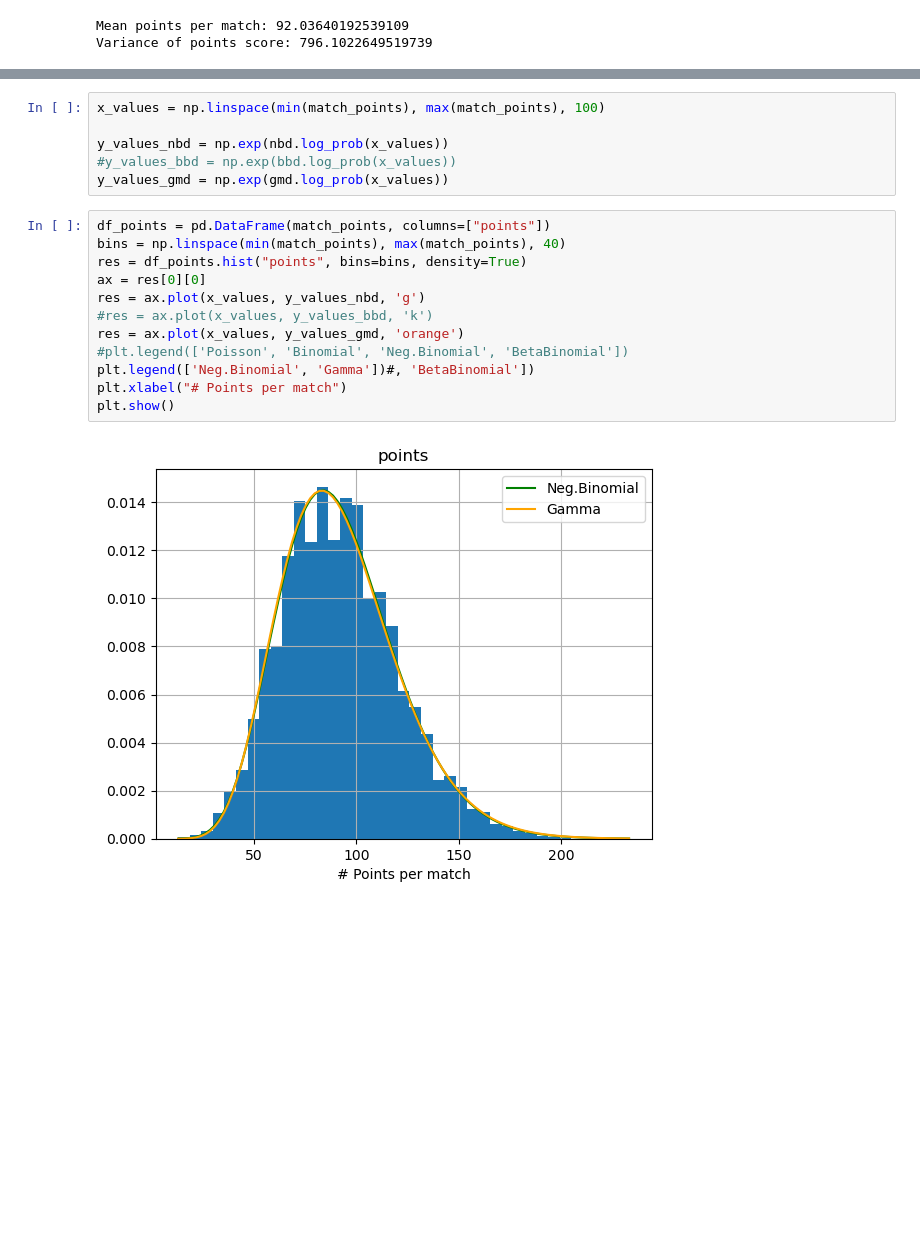
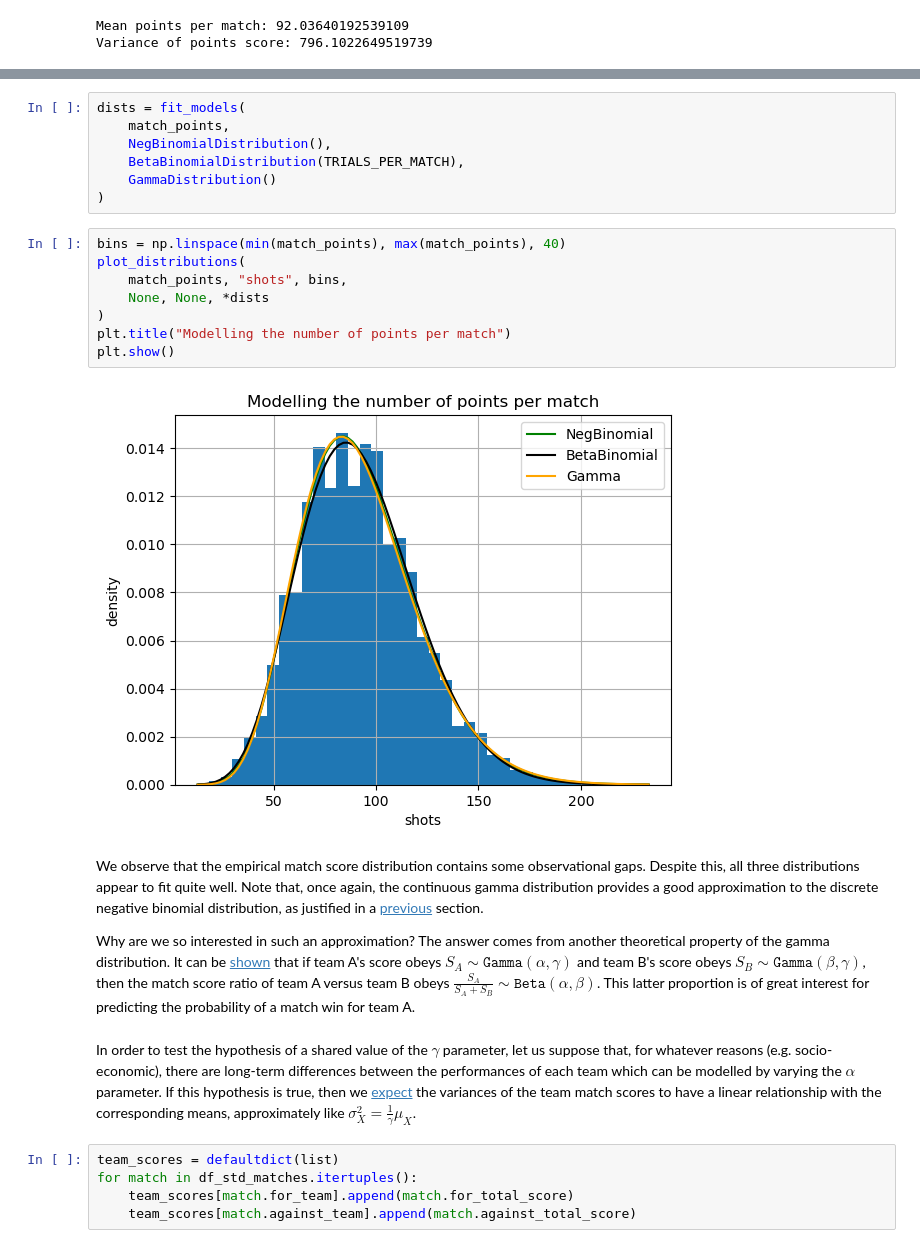
Before and after one commit to gaj67/gaj-data-science, a Jupyter notebook: AFL/notebooks/4_data_analysis.ipynb, the cells around one changed output, grey strips where cells are left out. Drawn from its saved outputs; the diff is of its cells as text; blank space fills up the shorter version.

```diff
--- a/AFL/notebooks/4_data_analysis.ipynb
+++ b/AFL/notebooks/4_data_analysis.ipynb
@@ -1641,20 +1525,46 @@ parameters: (10.266107700817404, 0.11154399222537605)
-# %%
-x_values = np.linspace(min(match_points), max(match_points), 100)
-
-y_values_nbd = np.exp(nbd.log_prob(x_values))
-#y_values_bbd = np.exp(bbd.log_prob(x_values))
-y_values_gmd = np.exp(gmd.log_prob(x_values))
-# %%
-df_points = pd.DataFrame(match_points, columns=["points"])
-bins = np.linspace(min(match_points), max(match_points), 40)
-res = df_points.hist("points", bins=bins, density=True)
-ax = res[0][0]
-res = ax.plot(x_values, y_values_nbd, 'g')
-#res = ax.plot(x_values, y_values_bbd, 'k')
-res = ax.plot(x_values, y_values_gmd, 'orange')
-#plt.legend(['Poisson', 'Binomial', 'Neg.Binomial', 'BetaBinomial'])
-plt.legend(['Neg.Binomial', 'Gamma'])#, 'BetaBinomial'])
-plt.xlabel("# Points per match")
-plt.show()
-# %% [output]
-[figure, removed]
+# %%
+dists = fit_models(
+    match_points,
+    NegBinomialDistribution(),
+    BetaBinomialDistribution(TRIALS_PER_MATCH),
+    GammaDistribution()
+)
+# %%
+bins = np.linspace(min(match_points), max(match_points), 40)
+plot_distributions(
+    match_points, "shots", bins,
+    None, None, *dists
+)
+plt.title("Modelling the number of points per match")
+plt.show()
+# %% [output]
+[figure, added]
+# %% [markdown]
+We observe that the empirical match score distribution contains some observational  gaps.
+Despite this, all three distributions appear to fit quite well.
+Note that, once again, the continuous gamma distribution provides
+a good approximation to the discrete negative binomial distribution, as
+justified in a
+[previous](#Goals-versus-behinds "Section: Goals  versus behinds")
+section.
+
+Why are we so interested in such an approximation? The answer comes from
+another theoretical property of the gamma distribution.
+It can be [shown](B_distributions.ipynb#Gamma-to-beta-derivation "Appendix B: Gamma to beta derivation")
+that if team A's score obeys $S_A\sim\texttt{Gamma}(\alpha,\gamma)$
+and team B's score obeys $S_B\sim\texttt{Gamma}(\beta,\gamma)$, then the match score ratio of team A versus team B obeys
+$\frac{S_A}{S_A+S_B}\sim\texttt{Beta}(\alpha,\beta)$. This latter proportion is
+of great interest for predicting the probability of a match win for team A.
+# %% [markdown]
+In order to test the hypothesis of a shared value of the $\gamma$ parameter,
+let us suppose that, for whatever reasons (e.g. socio-economic), there are
+long-term differences between the performances of each team which can be modelled by varying the $\alpha$ parameter. If this hypothesis is true, then
+we [expect](A_regression_models.ipynb#Gamma-distribution "Appendix A: Gamma distribution")
+the variances of the team match scores to have a linear relationship
+with the corresponding means, approximately like
+$\sigma^2_X=\frac{1}{\gamma}\mu_X$.
+# %%
+team_scores = defaultdict(list)
+for match in df_std_matches.itertuples():
+    team_scores[match.for_team].append(match.for_total_score)
+    team_scores[match.against_team].append(match.against_total_score)
```
Also changed, not shown: parts of 73 cells of this notebook, 2 other files.
